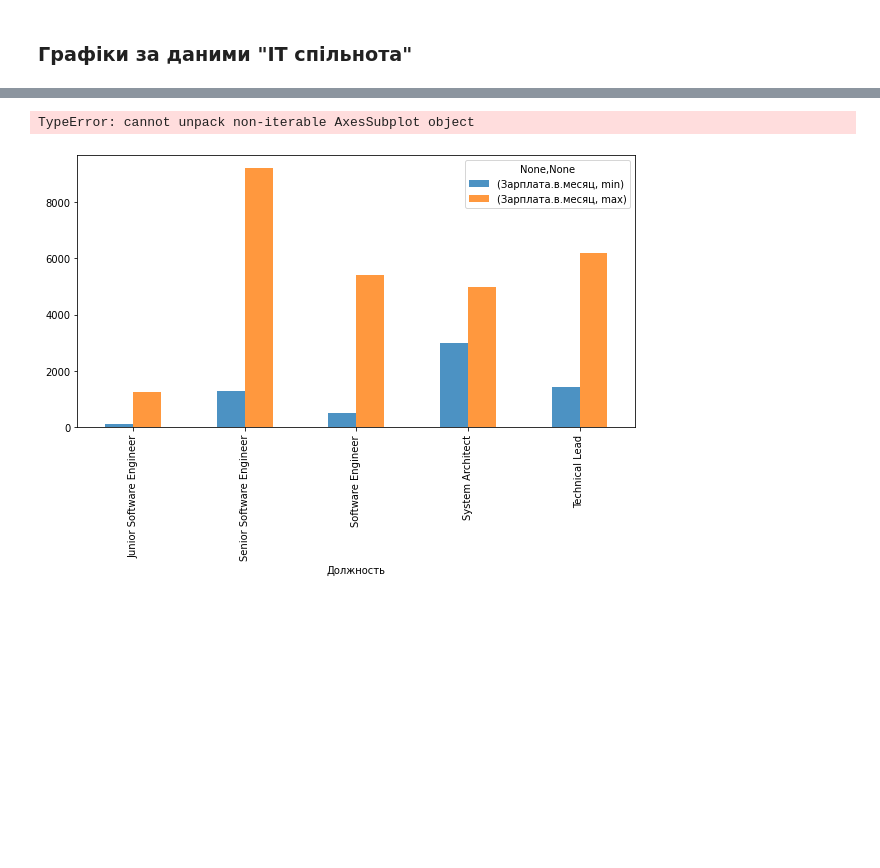
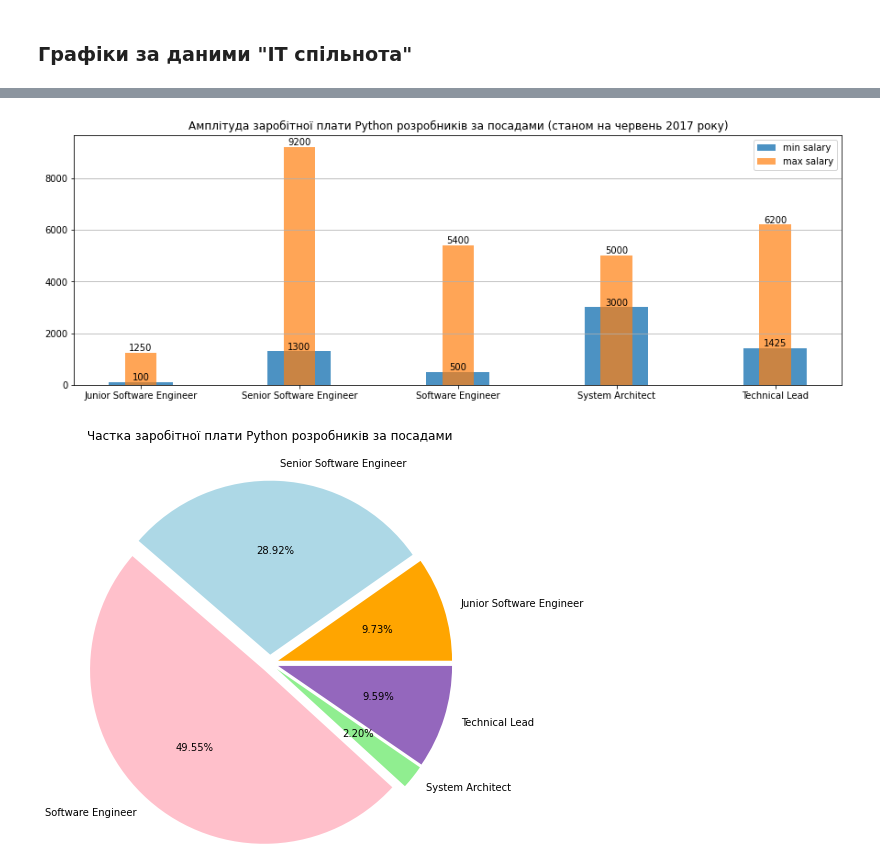
Before and after one commit to vic-map/Data_science_HW, a Jupyter notebook: Hw3.1.ipynb, the cells around one changed output, grey strips where cells are left out. Drawn from its saved outputs; the diff is of its cells as text; code cells hidden in the pictures; blank space fills up the shorter version.

```diff
--- a/Hw3.1.ipynb
+++ b/Hw3.1.ipynb
@@ -63,5 +64,5 @@ plt.show()
 # %%
 data = pd.read_csv("2017_jun_final.csv")
 python_data = data[data['Язык.программирования'] == 'Python']
-salary_data = python_data.groupby("Должность").agg({"Зарплата.в.месяц": ['min', 'max']})
-print(salary_data)
+salary_data = python_data[["Должность", "Зарплата.в.месяц"]]
+salary_group = salary_data.groupby("Должность").agg(['min', 'max', 'sum'])
@@ -88,10 +69,26 @@ plt.show()
 # %%
-fig, axs = salary_data.plot.bar(alpha=0.8, figsize=(10,5))
+fig, axs = plt.subplots(figsize=(15,5))
+p1 = axs.bar(salary_group['Зарплата.в.месяц'].index, salary_group['Зарплата.в.месяц']['min'], width = 0.4, label="min salary", alpha=0.8)
+p2 = axs.bar(salary_group['Зарплата.в.месяц'].index, salary_group['Зарплата.в.месяц']['max'], width = 0.2, label="max salary", alpha=0.7)
 plt.grid(axis='y')
-
-for tick in axs.get_xticklabels(self):
-            tick.set_rotation(55)
+axs.bar_label(p1)
+axs.bar_label(p2)
+plt.title('Амплітуда заробітної плати Python розробників за посадами (станом на червень 2017 року)')
+axs.legend()
 plt.show()
 # %% [output]
-TypeError: cannot unpack non-iterable AxesSubplot object
-[figure, old version]
+[figure, new version]
+# %%
+plt.pie(
+    salary_group['Зарплата.в.месяц']['sum'],
+    labels=salary_group['Зарплата.в.месяц'].index,
+    radius=2,
+    explode=[0.1,0.1,0.1,0.1,0.1],
+    autopct="%.2f%%",
+    pctdistance=0.6,
+    colors=["orange", "lightblue", "pink", "lightgreen", "#9467bd"],
+    )
+plt.title('Частка заробітної плати Python розробників за посадами', y=1.5)
+plt.show()
+# %% [output]
+[figure, new version]
```
Also changed, not shown: parts of 14 cells of this notebook, 5 other files.
